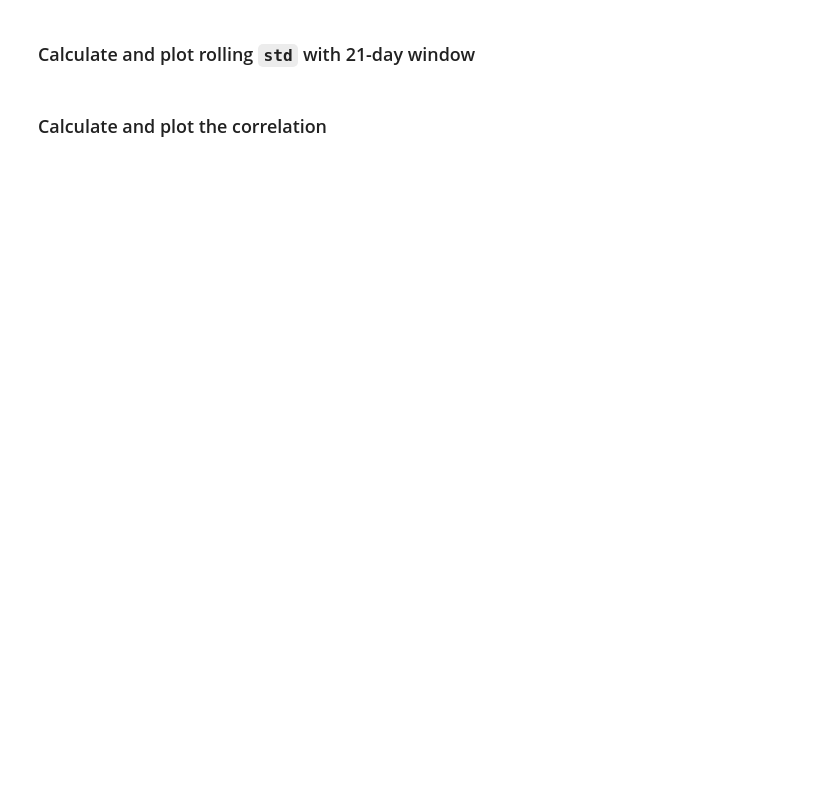
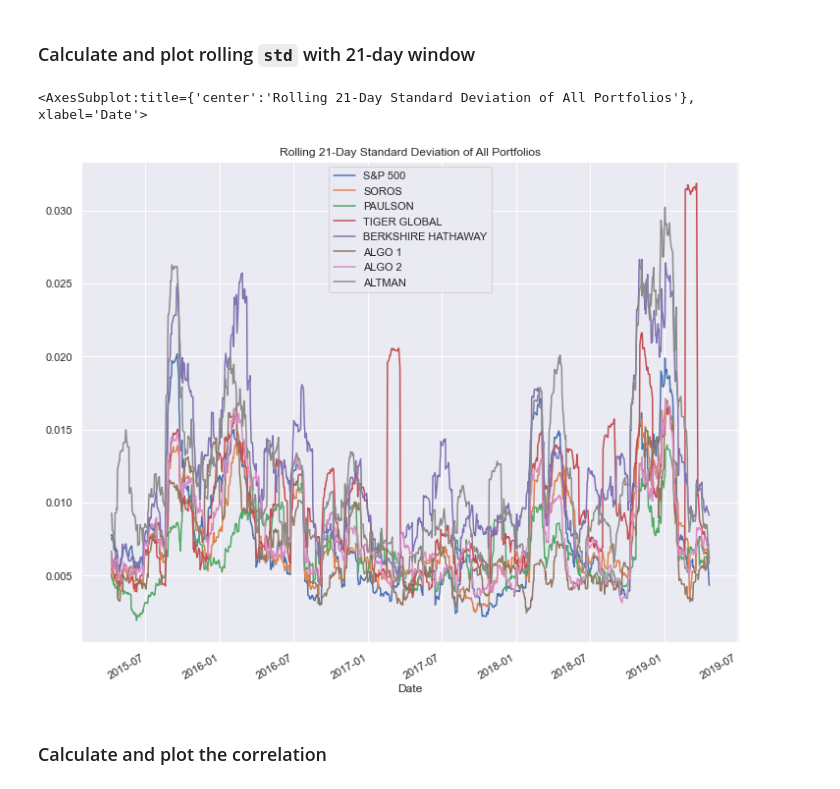
Before and after one commit to a-altman/Whale-Portfolio-Analysis, a Jupyter notebook: whale_analysis.ipynb, the cells around one changed output. Drawn from its saved outputs; the diff is of its cells as text; code cells hidden in the pictures; blank space fills up the shorter version.

```diff
--- a/whale_analysis.ipynb
+++ b/whale_analysis.ipynb
@@ -433,7 +568,11 @@ weights = [1/3, 1/3, 1/3]
 ### Calculate and plot rolling `std` with 21-day window
 # %%
 # Calculate rolling standard deviation
-
+all_rolling_std_21 = all_returns.rolling(window=21).std()
 # Plot rolling standard deviation
+all_rolling_std_21.plot(title="Rolling 21-Day Standard Deviation of All Portfolios")
+# %% [output]
+<AxesSubplot:title={'center':'Rolling 21-Day Standard Deviation of All Portfolios'}, xlabel='Date'>
+[figure, added]
 # %% [markdown]
 ### Calculate and plot the correlation
```
Also changed, not shown: parts of 28 cells of this notebook, 3 other files.
